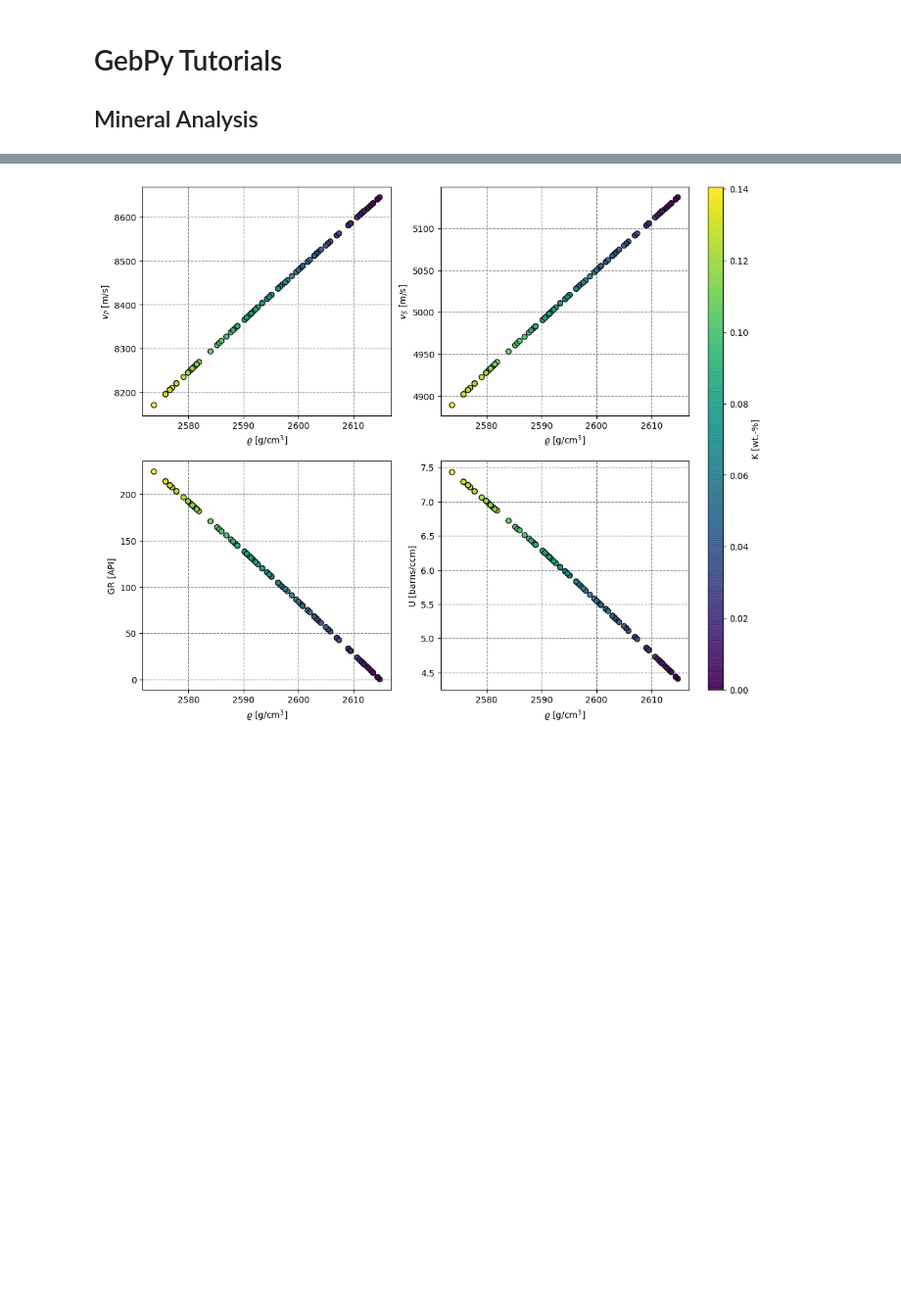
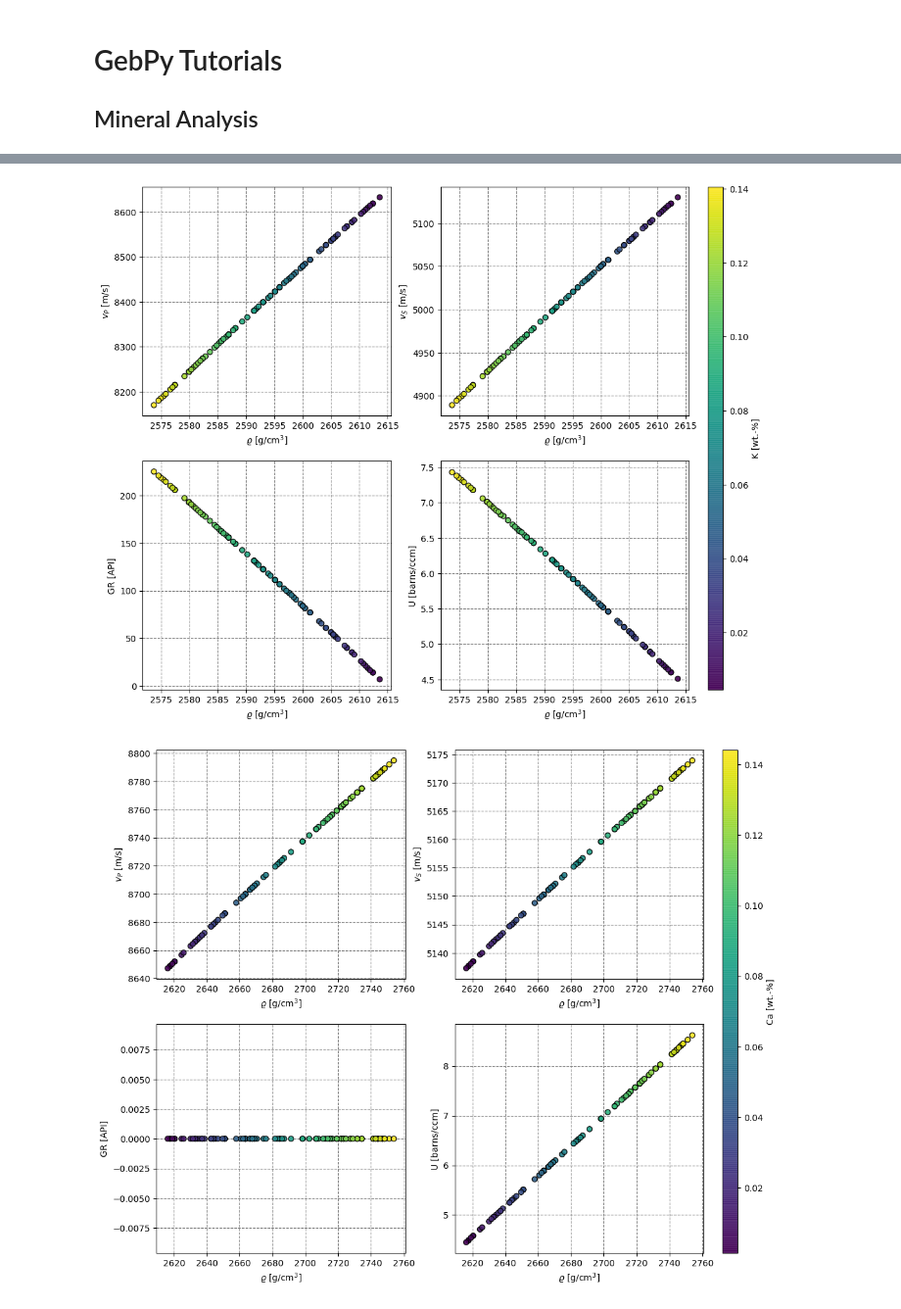
Before and after one commit to MABeeskow/GebPy, a Jupyter notebook: notebooks/Tutorial_Minerals-Feldspars.ipynb, the cells around one changed output, grey strips where cells are left out. Shown at 98% size. Drawn from its saved outputs; the diff is of its cells as text; code cells hidden in the pictures; blank space fills up the shorter version.

Commit message:
updated Jupyter notebook (minerals)

```diff
--- a/notebooks/Tutorial_Minerals-Feldspars.ipynb
+++ b/notebooks/Tutorial_Minerals-Feldspars.ipynb
@@ -24,15 +25,19 @@ n_samples = 100
 data = feldspars()
 data_kfs = []
 data_pl = []
+data_k = []
+data_na = [[], []]
+data_ca = []
 for i in range(n_samples):
     data = feldspars()
     kfs_sim = data.alkalifeldspar(keyword="None")
     pl_sim = data.plagioclase(keyword="None")
     data_kfs.append([kfs_sim[0], kfs_sim[1][0], kfs_sim[2], kfs_sim[5][0], kfs_sim[5][2], kfs_sim[4][0], kfs_sim[4][1], kfs_sim[6][0], kfs_sim[6][1], kfs_sim[6][2], kfs_sim[6][3], kfs_sim[6][4]])
     data_pl.append([pl_sim[0], pl_sim[1][0], pl_sim[2], pl_sim[5][0], pl_sim[5][2], pl_sim[4][0], pl_sim[4][1], pl_sim[6][0], pl_sim[6][1], pl_sim[6][2], pl_sim[6][3], pl_sim[6][4]])
-
-#print("Alkali feldspar:\n", data_kfs, "\n")
-#print("Plagioclase:\n", data_pl)
+    data_k.append(kfs_sim[1][1])
+    data_na[0].append(1-kfs_sim[1][1])
+    data_na[1].append(1-pl_sim[1][1])
+    data_ca.append(1-pl_sim[1][1])
 
 df_kfs = pd.DataFrame(data_kfs, columns=["NAME", "M", "RHOB", "GR", "U", "VP", "VS", "O", "Na", "Al", "Si", "K"])
 df_pl = pd.DataFrame(data_pl, columns=["NAME", "M", "RHOB", "GR", "U", "VP", "VS", "O", "Na", "Al", "Si", "Ca"])
@@ -71,27 +100,53 @@ df_pl.round(decimals=4)
 # %%
 fig, axs = plt.subplots(2, 2, dpi=100, figsize=(12,10))
 
 for i in range(2):
     for j in range(2):
         axs[i,j].set_xlabel("$\\varrho$ [g/cm$^3$]")
         axs[i,j].grid(color="grey", linestyle="dashed")
         axs[i,j].set_axisbelow(True)
 
 im = axs[0,0].scatter(df_kfs["RHOB"], df_kfs["VP"], c=df_kfs["K"], cmap="viridis", edgecolors="black", alpha=0.9)
 axs[0,0].set_ylabel("$v_P$ [m/s]")
 im = axs[0,1].scatter(df_kfs["RHOB"], df_kfs["VS"], c=df_kfs["K"], cmap="viridis", edgecolors="black", alpha=0.9)
 axs[0,1].set_ylabel("$v_S$ [m/s]")
 im = axs[1,0].scatter(df_kfs["RHOB"], df_kfs["GR"], c=df_kfs["K"], cmap="viridis", edgecolors="black", alpha=0.9)
 axs[1,0].set_ylabel("GR [API]")
 im = axs[1,1].scatter(df_kfs["RHOB"], df_kfs["U"], c=df_kfs["K"], cmap="viridis", edgecolors="black", alpha=0.9)
 axs[1,1].set_ylabel("U [barns/ccm]")
 
 fig.subplots_adjust(bottom=0.1, top=0.9, left=0.1, right=0.825, wspace=0.2, hspace=0.2)
 cb_ax = fig.add_axes([0.85, 0.1, 0.02, 0.8])
 cbar = fig.colorbar(im, cax=cb_ax)
 cbar.set_label("K [wt.-%]")
 
-plt.savefig("Tutorial_Minerals-Feldspars_01.png", bbox_inches="tight")
+#plt.savefig("Tutorial_Minerals-Feldspars_01.png", bbox_inches="tight")
 plt.show()
+
+fig, axs = plt.subplots(2, 2, dpi=100, figsize=(12,10))
+
+for i in range(2):
+    for j in range(2):
+        axs[i,j].set_xlabel("$\\varrho$ [g/cm$^3$]")
+        axs[i,j].grid(color="grey", linestyle="dashed")
+        axs[i,j].set_axisbelow(True)
+
+im = axs[0,0].scatter(df_pl["RHOB"], df_pl["VP"], c=df_pl["Ca"], cmap="viridis", edgecolors="black", alpha=0.9)
+axs[0,0].set_ylabel("$v_P$ [m/s]")
+im = axs[0,1].scatter(df_pl["RHOB"], df_pl["VS"], c=df_pl["Ca"], cmap="viridis", edgecolors="black", alpha=0.9)
+axs[0,1].set_ylabel("$v_S$ [m/s]")
+im = axs[1,0].scatter(df_pl["RHOB"], df_pl["GR"], c=df_pl["Ca"], cmap="viridis", edgecolors="black", alpha=0.9)
+axs[1,0].set_ylabel("GR [API]")
+im = axs[1,1].scatter(df_pl["RHOB"], df_pl["U"], c=df_pl["Ca"], cmap="viridis", edgecolors="black", alpha=0.9)
+axs[1,1].set_ylabel("U [barns/ccm]")
+
+fig.subplots_adjust(bottom=0.1, top=0.9, left=0.1, right=0.825, wspace=0.2, hspace=0.2)
+cb_ax = fig.add_axes([0.85, 0.1, 0.02, 0.8])
+cbar = fig.colorbar(im, cax=cb_ax)
+cbar.set_label("Ca [wt.-%]")
+
+#plt.savefig("Tutorial_Minerals-Feldspars_02.png", bbox_inches="tight")
+plt.show()
 # %% [output]
-[figure, old version]
+[figure, new version]
+[figure, added]
```
Also changed, not shown: parts of 9 cells of this notebook.
